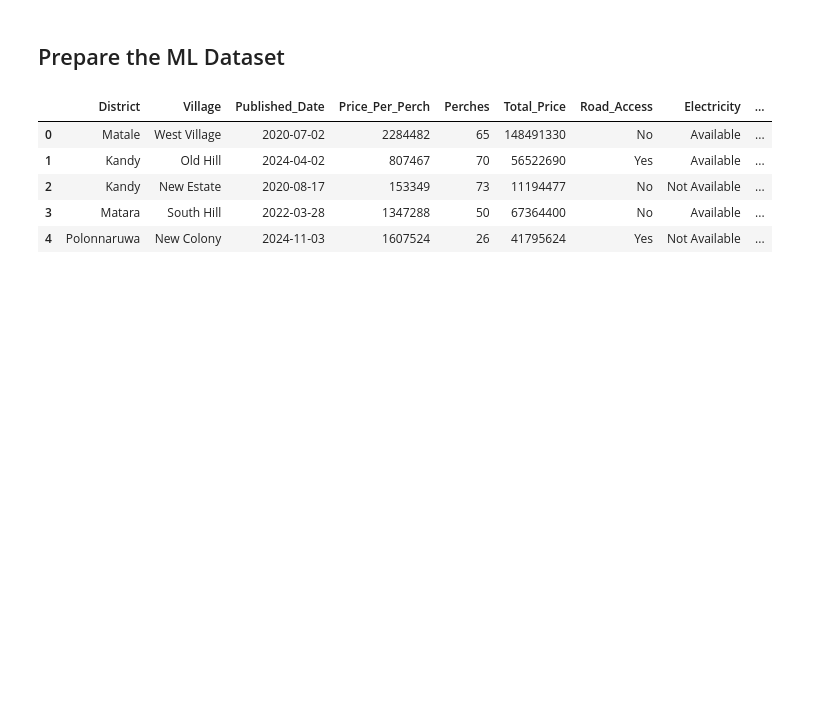
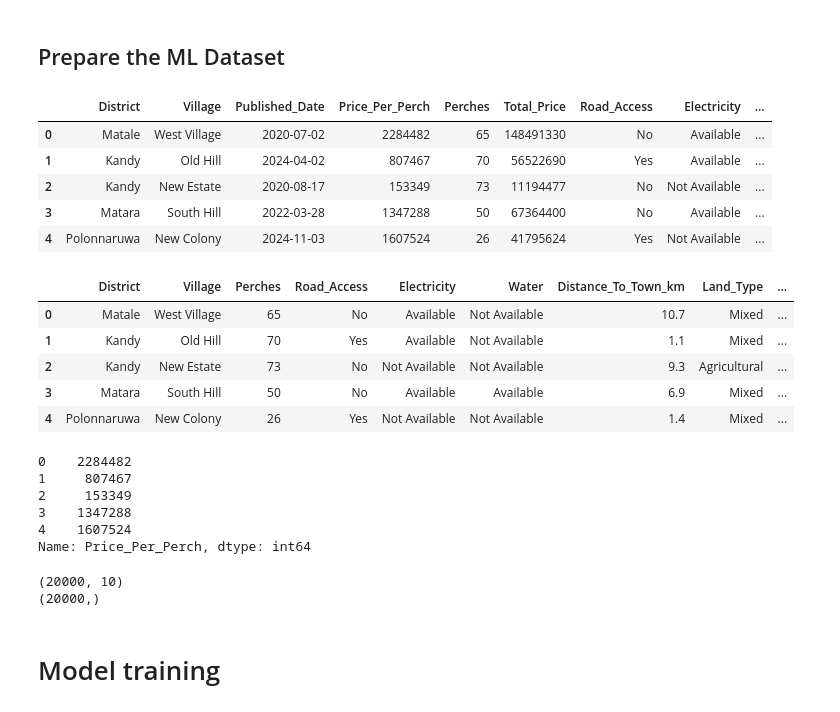
Before and after one commit to DhaneeraDulvanya/Sri-Lankan-Land-Price-Prediction-and-Real-Estate-Market-Analysis-System, a Jupyter notebook: notebooks/01_data_understandings.ipynb, the cells around one changed output. Drawn from its saved outputs; the diff is of its cells as text; code cells hidden in the pictures; blank space fills up the shorter version.

```diff
--- a/notebooks/01_data_understandings.ipynb
+++ b/notebooks/01_data_understandings.ipynb
@@ -774,3 +774,27 @@ target = "Price_Per_Perch"
 # %%
 x = df_copy[features]
 y = df_copy[target]
+# %%
+x.head()
+# %% [output]
+|  | District | Village | Perches | Road_Access | Electricity | Water | Distance_To_Town_km | Land_Type | ... |
+| 0 | Matale | West Village | 65 | No | Available | Not Available | 10.7 | Mixed | ... |
+| 1 | Kandy | Old Hill | 70 | Yes | Available | Not Available | 1.1 | Mixed | ... |
+| 2 | Kandy | New Estate | 73 | No | Not Available | Not Available | 9.3 | Agricultural | ... |
+| 3 | Matara | South Hill | 50 | No | Available | Available | 6.9 | Mixed | ... |
+| 4 | Polonnaruwa | New Colony | 26 | Yes | Not Available | Not Available | 1.4 | Mixed | ... |
+# %%
+y.head()
+# %% [output]
+0    2284482
+1     807467
+2     153349
+3    1347288
+4    1607524
+Name: Price_Per_Perch, dtype: int64
+# %%
+print(x.shape)
+print(y.shape)
+# %% [output]
+(20000, 10)
+(20000,)
@@ -776,0 +817,2 @@ y = df_copy[target]
+# %% [markdown]
+# Model training
```
Also changed, not shown: parts of 6 cells of this notebook.
